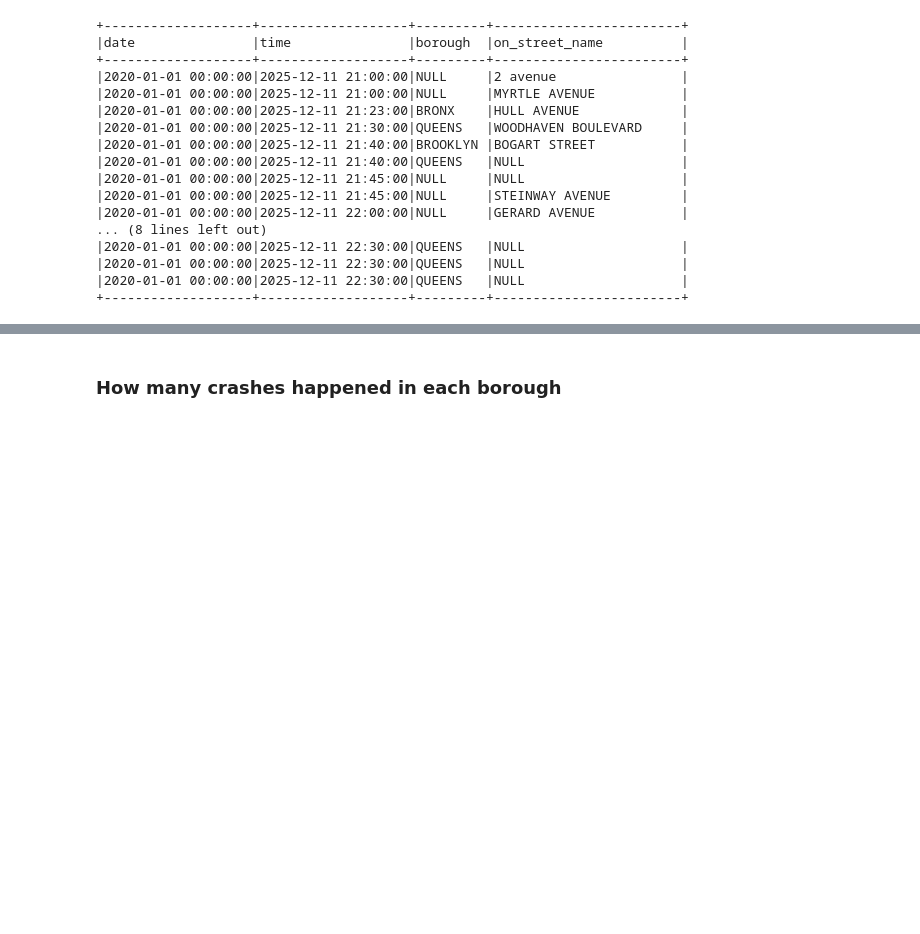
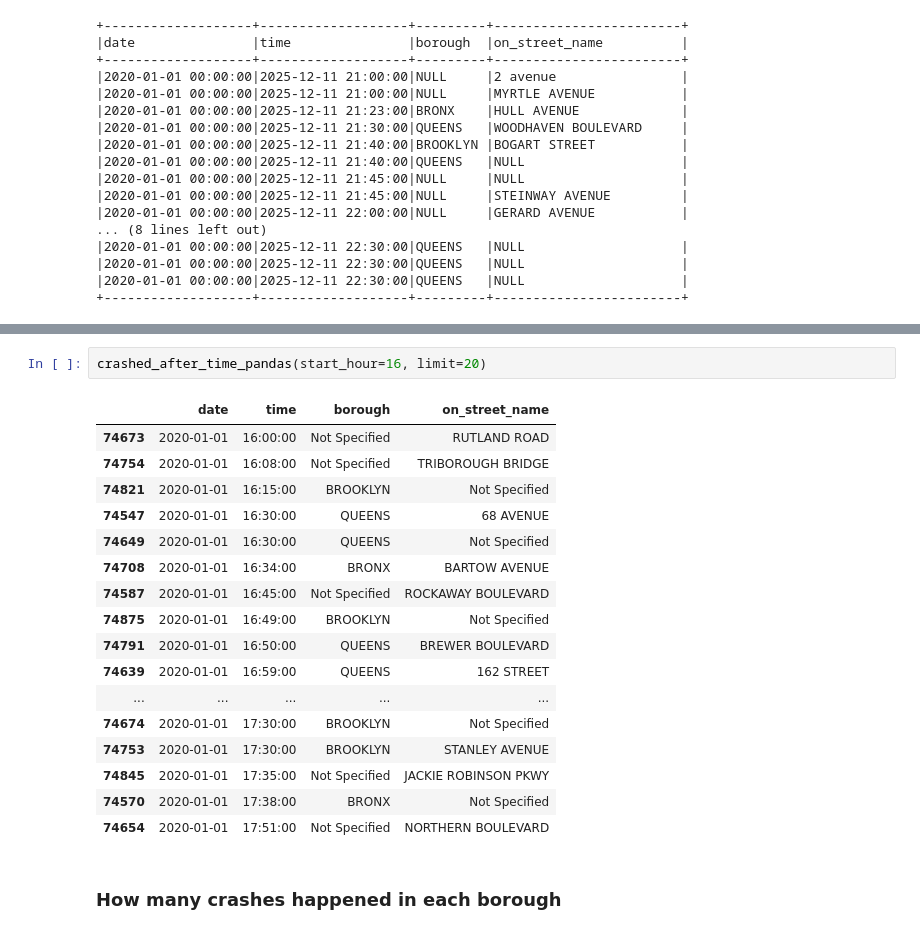
Before and after one commit to smartestnerdfromtown/NYC-Traffic-Accidents, a Jupyter notebook: analysis.ipynb, the cells around one changed output, grey strips where cells are left out. Drawn from its saved outputs; the diff is of its cells as text; blank space fills up the shorter version.

Commit message:
conversion to pandas interface

```diff
--- a/analysis.ipynb
+++ b/analysis.ipynb
@@ -1078,3 +1176,23 @@ result.show(truncate=False)
+# %%
+crashed_after_time_pandas(start_hour=16, limit=20)
+# %% [output]
+|  | date | time | borough | on_street_name |
+| 74673 | 2020-01-01 | 16:00:00 | Not Specified | RUTLAND ROAD |
+| 74754 | 2020-01-01 | 16:08:00 | Not Specified | TRIBOROUGH BRIDGE |
+| 74821 | 2020-01-01 | 16:15:00 | BROOKLYN | Not Specified |
+| 74547 | 2020-01-01 | 16:30:00 | QUEENS | 68 AVENUE |
+| 74649 | 2020-01-01 | 16:30:00 | QUEENS | Not Specified |
+| 74708 | 2020-01-01 | 16:34:00 | BRONX | BARTOW AVENUE |
+| 74587 | 2020-01-01 | 16:45:00 | Not Specified | ROCKAWAY BOULEVARD |
+| 74875 | 2020-01-01 | 16:49:00 | BROOKLYN | Not Specified |
+| 74791 | 2020-01-01 | 16:50:00 | QUEENS | BREWER BOULEVARD |
+| 74639 | 2020-01-01 | 16:59:00 | QUEENS | 162 STREET |
+| ... | ... | ... | ... | ... |
+| 74674 | 2020-01-01 | 17:30:00 | BROOKLYN | Not Specified |
+| 74753 | 2020-01-01 | 17:30:00 | BROOKLYN | STANLEY AVENUE |
+| 74845 | 2020-01-01 | 17:35:00 | Not Specified | JACKIE ROBINSON PKWY |
+| 74570 | 2020-01-01 | 17:38:00 | BRONX | Not Specified |
+| 74654 | 2020-01-01 | 17:51:00 | Not Specified | NORTHERN BOULEVARD |
 # %% [markdown]
 ### How many crashes happened in each borough
 # %%
```
Also changed, not shown: parts of 8 cells of this notebook.
